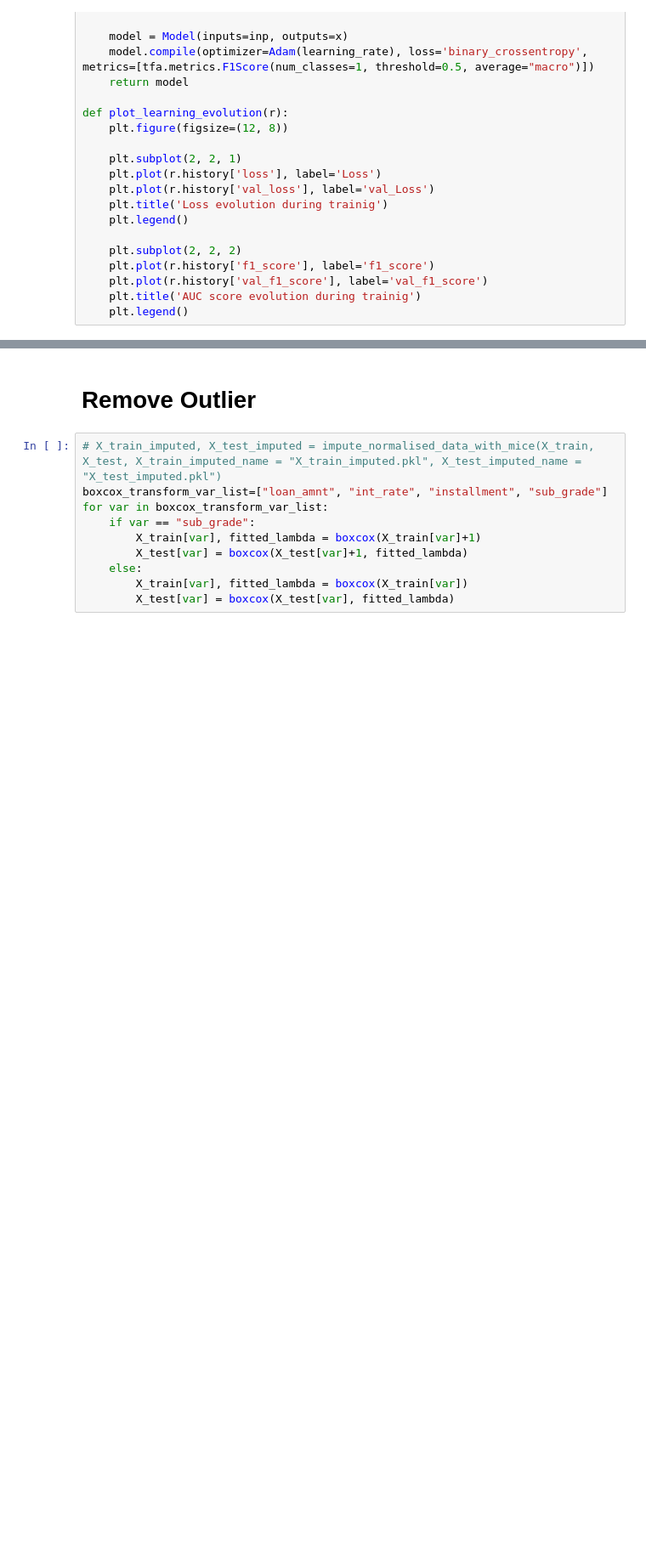
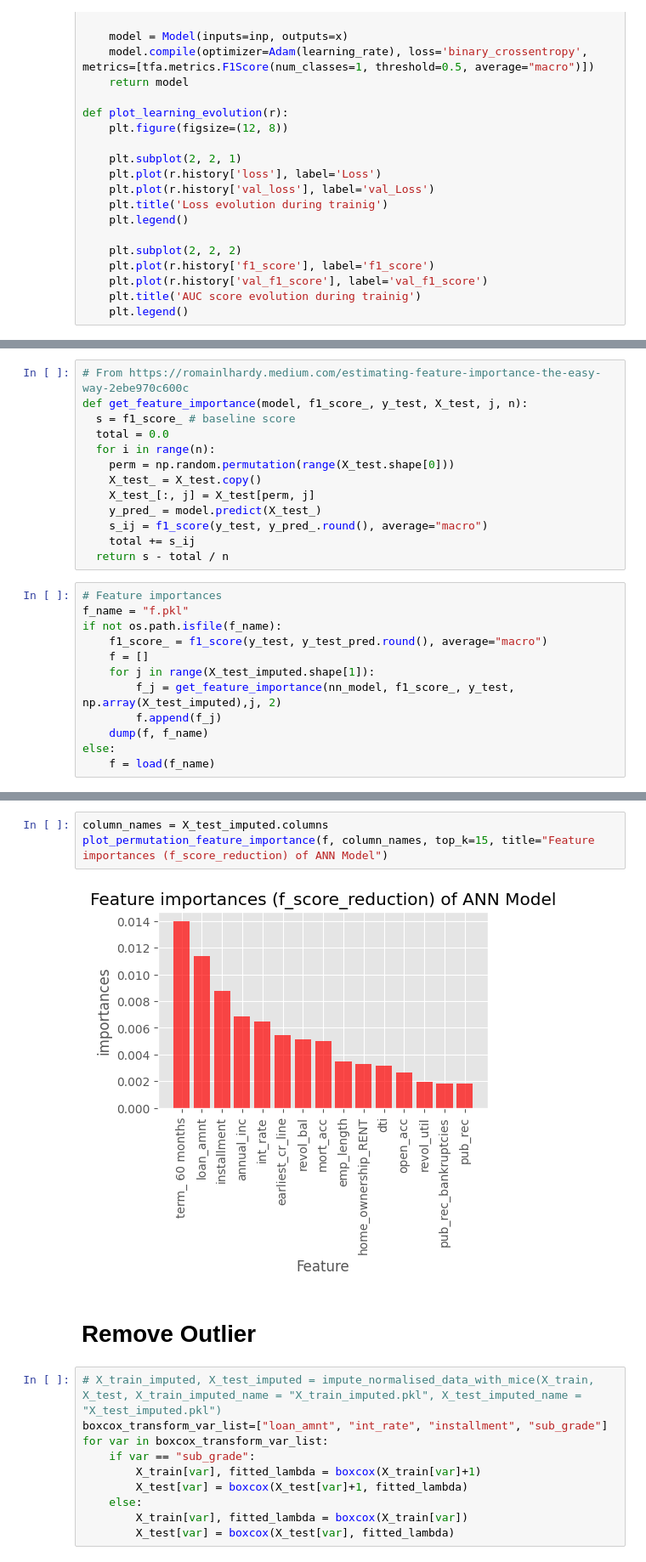
Before and after one commit to bartproo/lendingclub, a Jupyter notebook: Lending Club.ipynb, the cells around one changed output, grey strips where cells are left out. Shown at 85% size. Drawn from its saved outputs; the diff is of its cells as text; blank space fills up the shorter version.

```diff
--- a/Lending Club.ipynb
+++ b/Lending Club.ipynb
@@ -657,0 +718,25 @@ Confusion Matrix:
+# %%
+# From https://romainlhardy.medium.com/estimating-feature-importance-the-easy-way-2ebe970c600c
+def get_feature_importance(model, f1_score_, y_test, X_test, j, n):
+  s = f1_score_ # baseline score
+  total = 0.0
+  for i in range(n):
+    perm = np.random.permutation(range(X_test.shape[0]))
+    X_test_ = X_test.copy()
+    X_test_[:, j] = X_test[perm, j]
+    y_pred_ = model.predict(X_test_)
+    s_ij = f1_score(y_test, y_pred_.round(), average="macro")
+    total += s_ij
+  return s - total / n
+# %%
+# Feature importances
+f_name = "f.pkl"
+if not os.path.isfile(f_name):
+    f1_score_ = f1_score(y_test, y_test_pred.round(), average="macro")
+    f = []
+    for j in range(X_test_imputed.shape[1]):
+        f_j = get_feature_importance(nn_model, f1_score_, y_test, np.array(X_test_imputed),j, 2)
+        f.append(f_j)
+    dump(f, f_name)
+else:
+    f = load(f_name)
@@ -658,3 +761,8 @@ Confusion Matrix:
+# %%
+column_names = X_test_imputed.columns
+plot_permutation_feature_importance(f, column_names, top_k=15, title="Feature importances (f_score_reduction) of ANN Model")
+# %% [output]
+[figure, added]
 # %% [markdown]
 # Remove Outlier
 # %%
```
Also changed, not shown: parts of 44 cells of this notebook.
